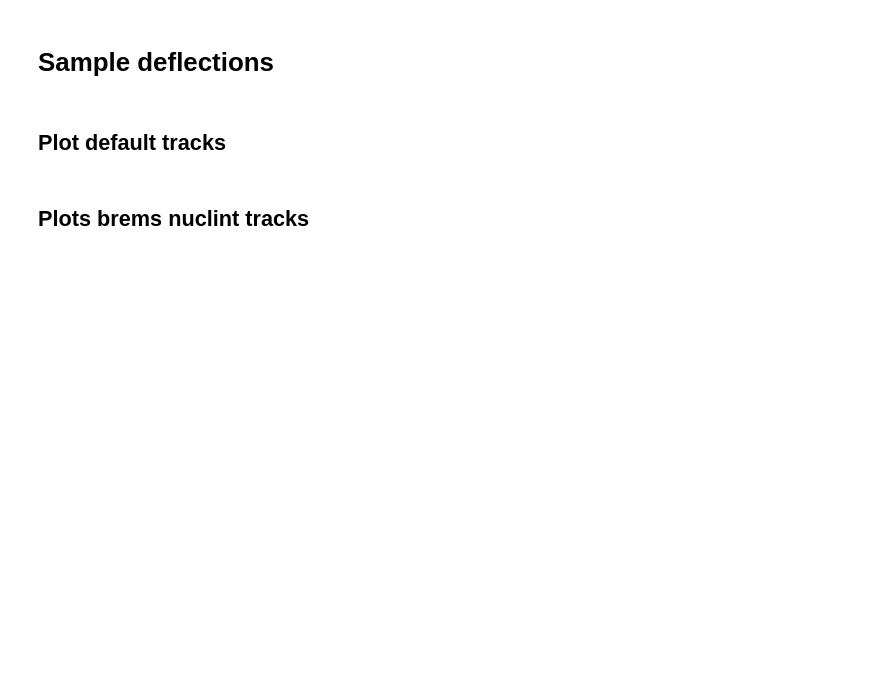
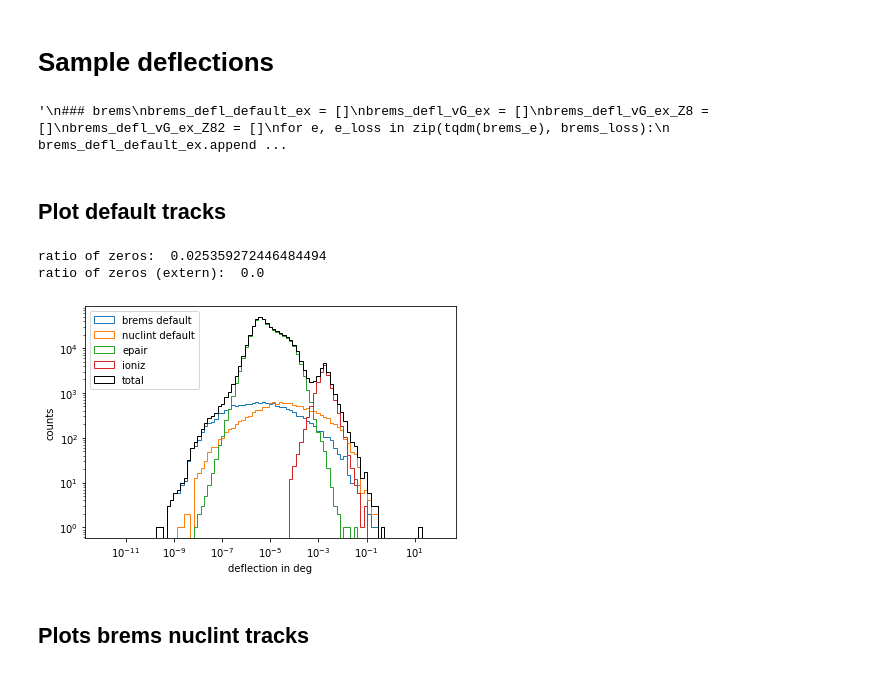
Before and after one commit to pascalgutjahr/muon-deflection-paper, a Jupyter notebook: deflection/deflection_along_sampling.ipynb, the cells around one changed output. Saved outputs shown, nothing was run; the diff lists cells and outputs as text; code cells hidden in the pictures; blank space fills up the shorter version.

```diff
--- a/deflection/deflection_along_sampling.ipynb
+++ b/deflection/deflection_along_sampling.ipynb
@@ -307,7 +315,7 @@ deflection = ['bremsginneken',
               'photoginneken',
               'epairginneken']
 
-tracks_brems_nuclint = propagate_deflected_muons_custom(E_i_final, E_f_final, deflection=deflection, table_path=table_path)
+tracks_brems_nuclint = propagate_deflected_muons_custom(E_i_final, E_f_final, deflection=deflection, e_cut=e_cut, v_cut=v_cut, scattering_method=scattering_method, interpol_nodes=interpol_nodes, table_path=table_path)
 
 deflection_brems_nuclint = []
 for track in tqdm(tracks_brems_nuclint):
@@ -382,7 +388,25 @@ for e, e_loss in zip(tqdm(brems_e), brems_loss):
     brems_defl_vG_ex.append(get_brems_theta_vG(e, e-e_loss, rnd_state, is_degree=False))
     brems_defl_vG_ex_Z8.append(get_brems_theta_vG(e, e-e_loss, rnd_state, Z=8, is_degree=False))
     brems_defl_vG_ex_Z82.append(get_brems_theta_vG(e, e-e_loss, rnd_state, Z=82, is_degree=False))
+# %%
+### epair
+epair_defl_default_ex = []
+for e, e_loss in zip(tqdm(epair_e), epair_loss):
+    epair_defl_default_ex.append(get_new_psi_pairprod_exp(e, e-e_loss, rnd_state, is_degree=False))
+# %%
+### nuclint
+nuclint_defl_default_ex = []
+nuclint_defl_vG_ex = []
+for e, e_loss in zip(tqdm(nuclint_e), nuclint_loss):
+    nuclint_defl_default_ex.append(get_new_psi_nuclint(e, e-e_loss, rnd_state, is_degree=False))
+    nuclint_defl_vG_ex.append(get_new_psi_nuclint_ginneken(e, e-e_loss, rnd_state, is_degree=False))
+# %%
+### ioniz
+ioniz_defl_default_ex = []
+for e, e_loss in zip(tqdm(ioniz_e), ioniz_loss):
+    ioniz_defl_default_ex.append(get_new_psi_deltaE_NEW(e, e-e_loss, is_degree=False))
 # %%
+'''
 ### brems
 brems_defl_default_ex = []
 brems_defl_vG_ex = []
@@ -410,32 +434,38 @@ for e, e_loss in zip(tqdm(nuclint_e), nuclint_loss):
 ioniz_defl_default_ex = []
 for e, e_loss in zip(tqdm(ioniz_e), ioniz_loss):
     ioniz_defl_default_ex.append(get_new_psi_deltaE_NEW(e, e-e_loss, is_degree=False))
+'''
+# %% [output]
+'\n### brems\nbrems_defl_default_ex = []\nbrems_defl_vG_ex = []\nbrems_defl_vG_ex_Z8 = []\nbrems_defl_vG_ex_Z82 = []\nfor e, e_loss in zip(tqdm(brems_e), brems_loss):\n    brems_defl_default_ex.append ...
 # %% [markdown]
 ## Plot default tracks
 # %%
-bins = np.logspace(-12, 0.1, 100)
+bins = np.logspace(-12, 2, 100)
 
 plt.hist(np.rad2deg(brems_defl_default_ex), bins=bins, histtype='step', color=colors['brems'], label='brems default')
 plt.hist(np.rad2deg(nuclint_defl_default_ex), bins=bins, histtype='step', color=colors['nuclint'], label='nuclint default')
 plt.hist(np.rad2deg(epair_defl_default_ex), bins=bins, histtype='step', color=colors['epair'], label='epair')
 plt.hist(np.rad2deg(ioniz_defl_default_ex), bins=bins, histtype='step', color=colors['ioniz'], label='ioniz')
 
 total_defl_default = list(flatten([brems_defl_default_ex, nuclint_defl_default_ex, epair_defl_default_ex, ioniz_defl_default_ex]))
 plt.hist(np.rad2deg(total_defl_default), bins=bins, histtype='step', color='black', label='total')
 
 
 plt.xscale('log')
 plt.yscale('log')
 plt.xlabel('deflection in deg')
 plt.ylabel('counts')
 plt.legend(loc='upper left')
 plt.tight_layout()
 if save_plot:
-    plt.savefig(plot_dir + '{}_{}_{}events_default.pdf'.format(energy_name(E_i), energy_name(E_f), n_events))
-
+    plt.savefig(plot_dir + set_name + '_default.pdf')
 # ratio of zeros
 print('ratio of zeros: ', np.sum(np.array(stoch_defl)==0)/len(stoch_defl)) # angle calculated in propagation
 print('ratio of zeros (extern): ', np.sum(np.array(total_defl_default)==0)/len(total_defl_default))
+# %% [output]
+ratio of zeros:  0.025359272446484494
+ratio of zeros (extern):  0.0
+[figure, added]
 # %% [markdown]
 ## Plots brems nuclint tracks
 # %%
```
Also changed, not shown: parts of 12 cells of this notebook, 1 other file.
